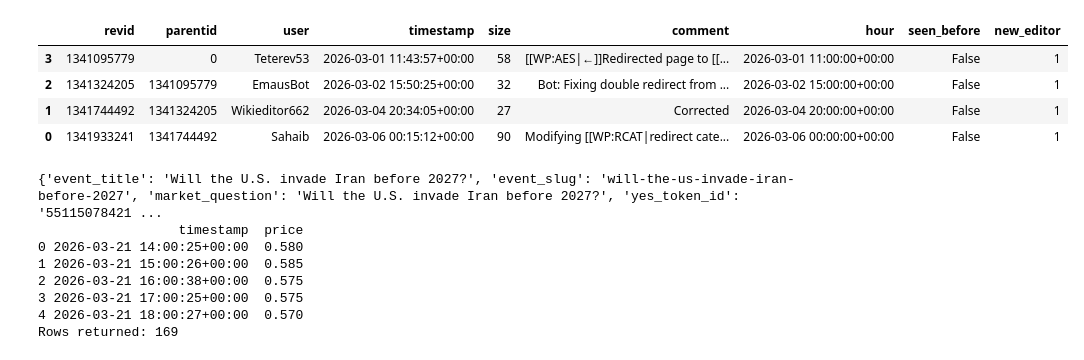
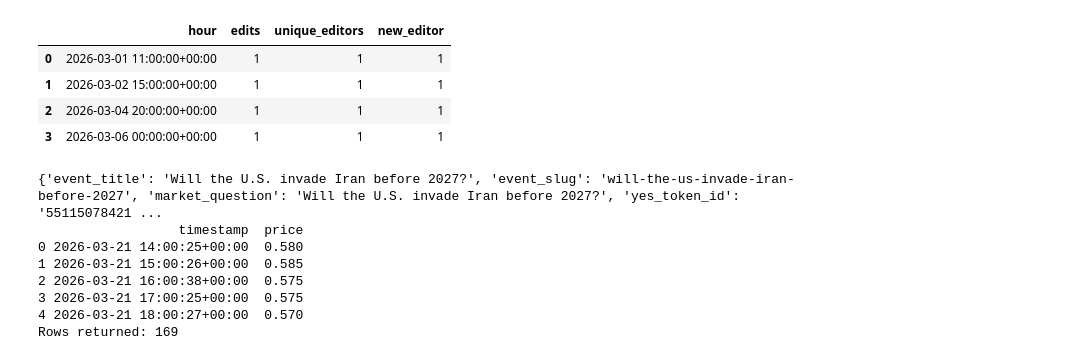
Before and after one commit to tallywiesenberg/thinking-bee, a Jupyter notebook: notebooks/main.ipynb, the cells around one changed output. Drawn from its saved outputs; the diff is of its cells as text; code cells hidden in the pictures.

```diff
--- a/notebooks/main.ipynb
+++ b/notebooks/main.ipynb
@@ -50,19 +50,19 @@ def format_revisions(revisions):
     df["seen_before"] = df["user"].duplicated()
     df["new_editor"] = (~df["seen_before"]).astype(int)
     new_editors = df.groupby("hour")["new_editor"].sum()
-    features = pd.concat([df, edits, unique_editors, new_editors], axis=1).fillna(0)
+    features = pd.concat([edits, unique_editors, new_editors], axis=1).fillna(0)
 
-    return df
+    return features.reset_index().sort_index()
 # %%
 revisions = get_revisions("2026 Iran War")
-df = format_revisions(revisions)
-df.head()
+features = format_revisions(revisions)
+features.head()
 # %% [output]
-|  | revid | parentid | user | timestamp | size | comment | hour | seen_before | new_editor |
-| 3 | 1341095779 | 0 | Teterev53 | 2026-03-01 11:43:57+00:00 | 58 | [[WP:AES|←]]Redirected page to [[... | 2026-03-01 11:00:00+00:00 | False | 1 |
-| 2 | 1341324205 | 1341095779 | EmausBot | 2026-03-02 15:50:25+00:00 | 32 | Bot: Fixing double redirect from ... | 2026-03-02 15:00:00+00:00 | False | 1 |
-| 1 | 1341744492 | 1341324205 | Wikieditor662 | 2026-03-04 20:34:05+00:00 | 27 | Corrected | 2026-03-04 20:00:00+00:00 | False | 1 |
-| 0 | 1341933241 | 1341744492 | Sahaib | 2026-03-06 00:15:12+00:00 | 90 | Modifying [[WP:RCAT|redirect cate... | 2026-03-06 00:00:00+00:00 | False | 1 |
+|  | hour | edits | unique_editors | new_editor |
+| 0 | 2026-03-01 11:00:00+00:00 | 1 | 1 | 1 |
+| 1 | 2026-03-02 15:00:00+00:00 | 1 | 1 | 1 |
+| 2 | 2026-03-04 20:00:00+00:00 | 1 | 1 | 1 |
+| 3 | 2026-03-06 00:00:00+00:00 | 1 | 1 | 1 |
 # %%
 import json
 from datetime import datetime, timedelta, timezone
```
Also changed, not shown: parts of 3 cells of this notebook.
